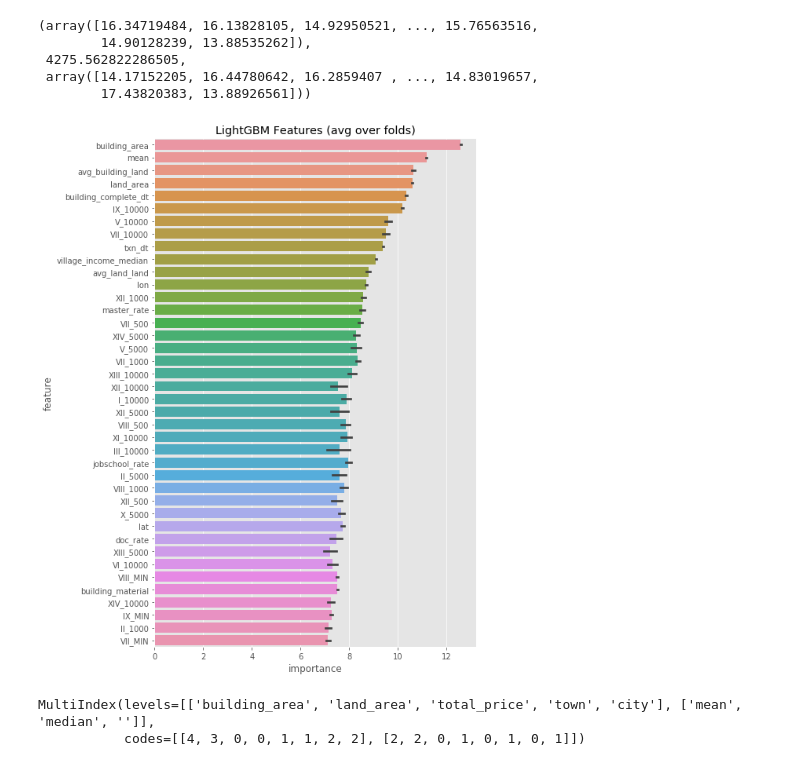
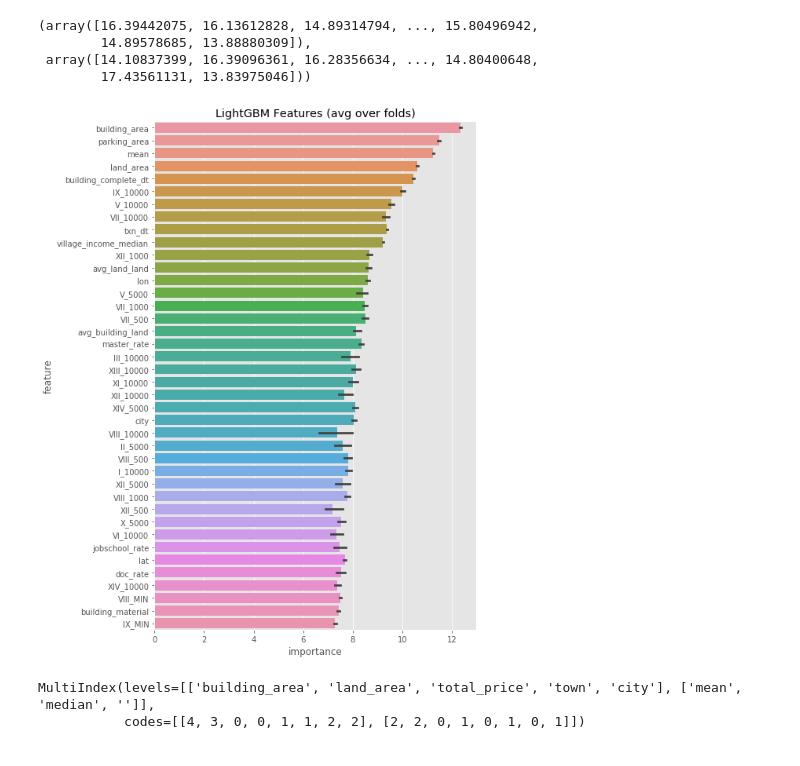
Before and after one commit to phacus/T-Brain_competition_predict_house_price, a Jupyter notebook: test.ipynb, the cells around one changed output. Drawn from its saved outputs; the diff is of its cells as text; code cells hidden in the pictures.

```diff
--- a/test.ipynb
+++ b/test.ipynb
@@ -367,19 +290,21 @@ for b_type in train['building_type'].unique():
     temp_test  = test[test['building_type'] == b_type]
     temp_train.drop(['building_type'], axis =1, inplace =True)
     temp_test.drop(['building_type'], axis =1, inplace =True)
-    target_df = temp_train.groupby(['city', 'town']).agg({'building_area' : ['mean', 'median'], 'land_area' : ['mean', 'median'], 'total_price' : ['mean', 'median']}).reset_index()
+
+    target_df = train.groupby(['city', 'town']).agg({'building_area' : ['mean', 'median'], 'land_area' : ['mean', 'median'], 'total_price' : ['mean', 'median']}).reset_index()
     target_df.columns = [i[0] + '_' + i[1]  if i[1] != '' else i[0] for i in target_df.columns.tolist()]
-    target_df['price_land_rate_median'] = target_df['total_price_median'] / target_df['land_area_median']
-    target_df['price_building_rate_median'] = target_df['total_price_median'] / target_df['building_area_median']
-    target_df['price_land_rate_mean'] = target_df['total_price_mean'] / target_df['land_area_mean']
-    target_df['price_building_rate_mean'] = target_df['total_price_mean'] / target_df['building_area_mean']
+    target_df['price_land_rate_median'] = np.log1p(target_df['total_price_median']) / target_df['land_area_median']
+    target_df['price_building_rate_median'] = np.log1p(target_df['total_price_median']) / target_df['building_area_median']
+    target_df['price_land_rate_mean'] = np.log1p(target_df['total_price_mean']) / target_df['land_area_mean']
+    target_df['price_building_rate_mean'] = np.log1p(target_df['total_price_mean']) / target_df['building_area_mean']
 
     combine_cols = ['city', 'town', 'price_land_rate_median', 'price_building_rate_median', 'price_land_rate_mean', 'price_building_rate_mean']
-    temp_train = pd.merge(temp_train, target_df[combine_cols], on =['city', 'town'], how='left')
-    temp_test = pd.merge(temp_test, target_df[combine_cols], on =['city', 'town'], how='left')
+    train = pd.merge(train, target_df[combine_cols], on =['city', 'town'], how='left')
+    test = pd.merge(test, target_df[combine_cols], on =['city', 'town'], how='left')
 
 
-    preds, hit_score, oof = lgb_model(5, temp_train, temp_test, cat_cols, stratified=False)
+
+    preds, hit_score, oof = lgb_model(10, temp_train, temp_test, cat_cols, stratified=False)
     temp = pd.DataFrame({'building_id' : temp_test['building_id'], 'total_price' : preds})
     prediction_df = pd.concat([prediction_df, temp], axis=0)
 
@@ -506,32 +343,11 @@ mean_area = temp_train.groupby(['city', 'town']).agg({'land_area' : 'mean', 'tot
 mean_area['mean'] = mean_area['total_price'] / mean_area['land_area']
 temp_train = pd.merge(temp_train, mean_area[['city', 'town', 'mean']], on =['city', 'town'], how='left')
 temp_test = pd.merge(temp_test, mean_area[['city', 'town', 'mean']], on =['city', 'town'], how='left')
-'''
-temp_train = temp_train.join(pd.get_dummies(temp_train['city'], prefix = 'city'))
-temp_train = temp_train.join(pd.get_dummies(temp_train['parking_way'], prefix = 'parking_way'))
-temp_test = temp_test.join(pd.get_dummies(temp_test['city'], prefix = 'city'))
-temp_test = temp_test.join(pd.get_dummies(temp_test['parking_way'], prefix = 'parking_way'))
-temp_train['miss_parking_area'] = 0
-temp_train['miss_parking_price'] = 0
-temp_train.loc[temp_train['parking_area'].isna(), 'miss_parking_area'] = 1
-temp_train.loc[temp_train['parking_price'].isna(), 'miss_parking_price'] = 1
-temp_train['parking_price_every_area'] = temp_train['parking_price'] / temp_train['parking_area']
-temp_train['parking_way'] = temp_train['parking_way'].astype('category')
-temp_train['parking_area'].fillna(0, inplace =True)
-temp_train['parking_price'].fillna(0, inplace =True)
 
-temp_test['miss_parking_area'] = 0
-temp_test['miss_parking_price'] = 0
-temp_test.loc[temp_test['parking_area'].isna(), 'miss_parking_area'] = 1
-temp_test.loc[temp_test['parking_price'].isna(), 'miss_parking_price'] = 1
-temp_test['parking_price_every_area'] = temp_test['parking_price'] / temp_test['parking_area']
-temp_test['parking_way'] = temp_test['parking_way'].astype('category')
+temp_train['parking_area'] = temp_train['building_area'] / (temp_train['total_floor']  +1)
+temp_test['parking_area'] = temp_test['building_area'] / (temp_test['total_floor']  +1)
 
-temp_test['parking_area'].fillna(0, inplace =True)
-temp_test['parking_price'].fillna(0, inplace =True)
-'''
 
-features = [i for i in temp_train.columns if i not in ['building_id', 'total_price','total_price_log','building_type']]
-#temp_train = temp_train[np.abs(temp_train.land_area-temp_train.land_area.mean()) <= (3*temp_train.land_area.std())]
-lgb_model(5, temp_train, temp_test, features = features, stratified= False, if_one_hot=False)
+
+lgb_model(5, temp_train, temp_test, ['city', 'parking_way', 'building_material', 'building_use'], stratified= False)
 # %% [output]
@@ -555,9 +371,8 @@ Hit rate : 4275.562822286505
-(array([16.34719484, 16.13828105, 14.92950521, ..., 15.76563516,
-        14.90128239, 13.88535262]),
- 4275.562822286505,
- array([14.17152205, 16.44780642, 16.2859407 , ..., 14.83019657,
-        17.43820383, 13.88926561]))
+(array([16.39442075, 16.13612828, 14.89314794, ..., 15.80496942,
+        14.89578685, 13.88880309]),
+ array([14.10837399, 16.39096361, 16.28356634, ..., 14.80400648,
+        17.43561131, 13.83975046]))
-[figure, old version]
+[figure, new version]
 # %%
 qq= train.groupby(['city', 'town']).agg({'building_area' : ['mean', 'median'], 'land_area' : ['mean', 'median'], 'total_price' : ['mean', 'median']}).reset_index()
 qq.columns
```
Also changed, not shown: parts of 9 cells of this notebook, 2 other files.
